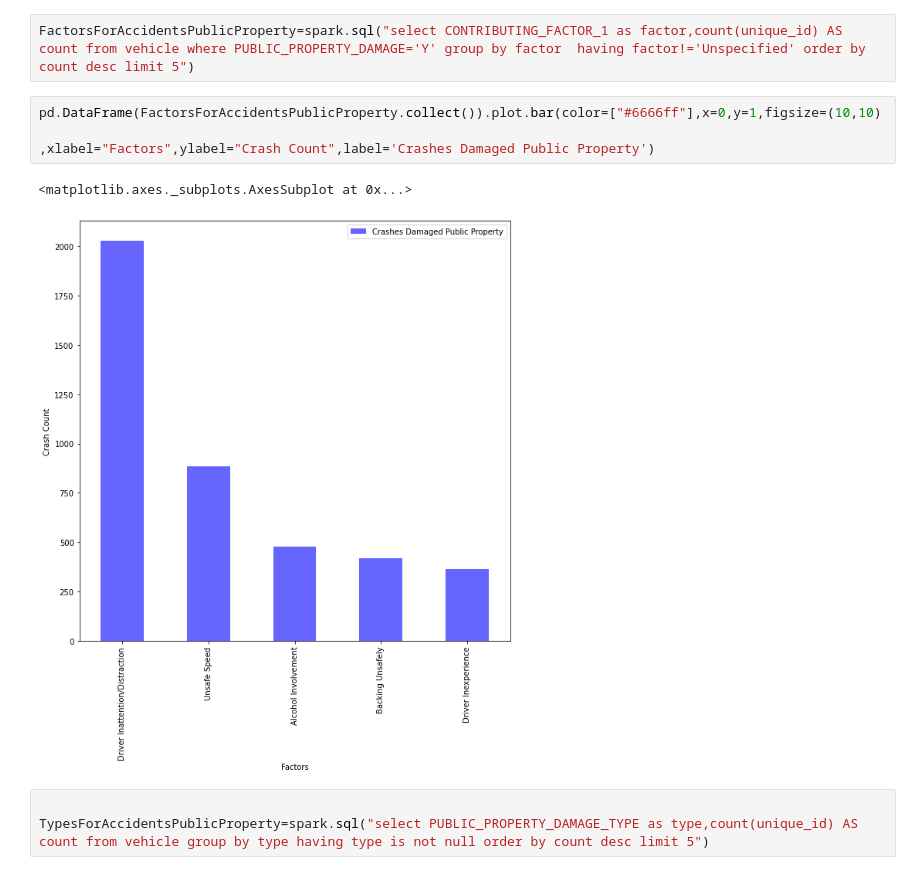
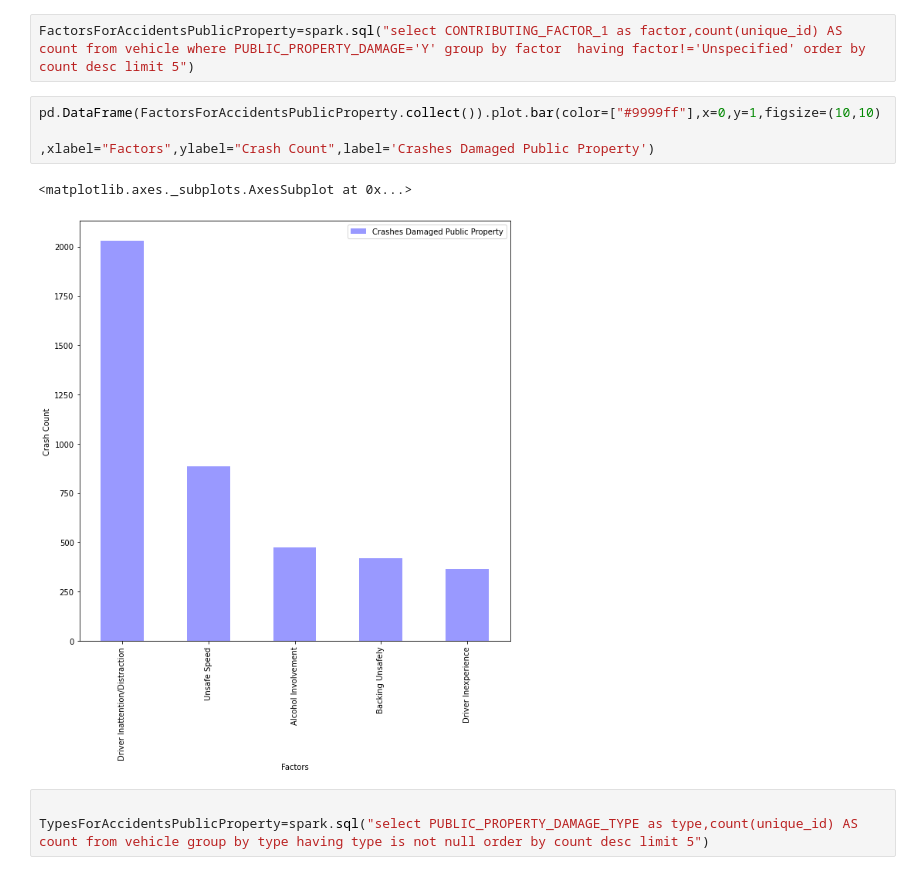
Before and after one commit to Parv17k/nyc_collision_data_analysis, a Jupyter notebook: vehicle_query.ipynb, the cells around one changed output. Saved outputs shown, nothing was run; the diff lists cells and outputs as text.

```diff
--- a/vehicle_query.ipynb
+++ b/vehicle_query.ipynb
@@ -257,11 +278,11 @@ cordDig=spark.sql("select DRIVER_LICENSE_STATUS,PRE_CRASH,count(unique_id) from
 # %%
 FactorsForAccidentsPublicProperty=spark.sql("select CONTRIBUTING_FACTOR_1 as factor,count(unique_id) AS count from vehicle where PUBLIC_PROPERTY_DAMAGE='Y' group by factor  having factor!='Unspecified' order by count desc limit 5")
 # %%
-pd.DataFrame(FactorsForAccidentsPublicProperty.collect()).plot.bar(color=["#6666ff"],x=0,y=1,figsize=(10,10)
+pd.DataFrame(FactorsForAccidentsPublicProperty.collect()).plot.bar(color=["#9999ff"],x=0,y=1,figsize=(10,10)
                                                                                                           ,xlabel="Factors",ylabel="Crash Count",label='Crashes Damaged Public Property')
 # %% [output]
 <matplotlib.axes._subplots.AxesSubplot at 0x...>
-[figure, old version]
+[figure, new version]
 # %%
 
 TypesForAccidentsPublicProperty=spark.sql("select PUBLIC_PROPERTY_DAMAGE_TYPE as type,count(unique_id) AS count from vehicle group by type having type is not null order by count desc limit 5")
```
Also changed, not shown: parts of 15 cells of this notebook, 13 other files.
